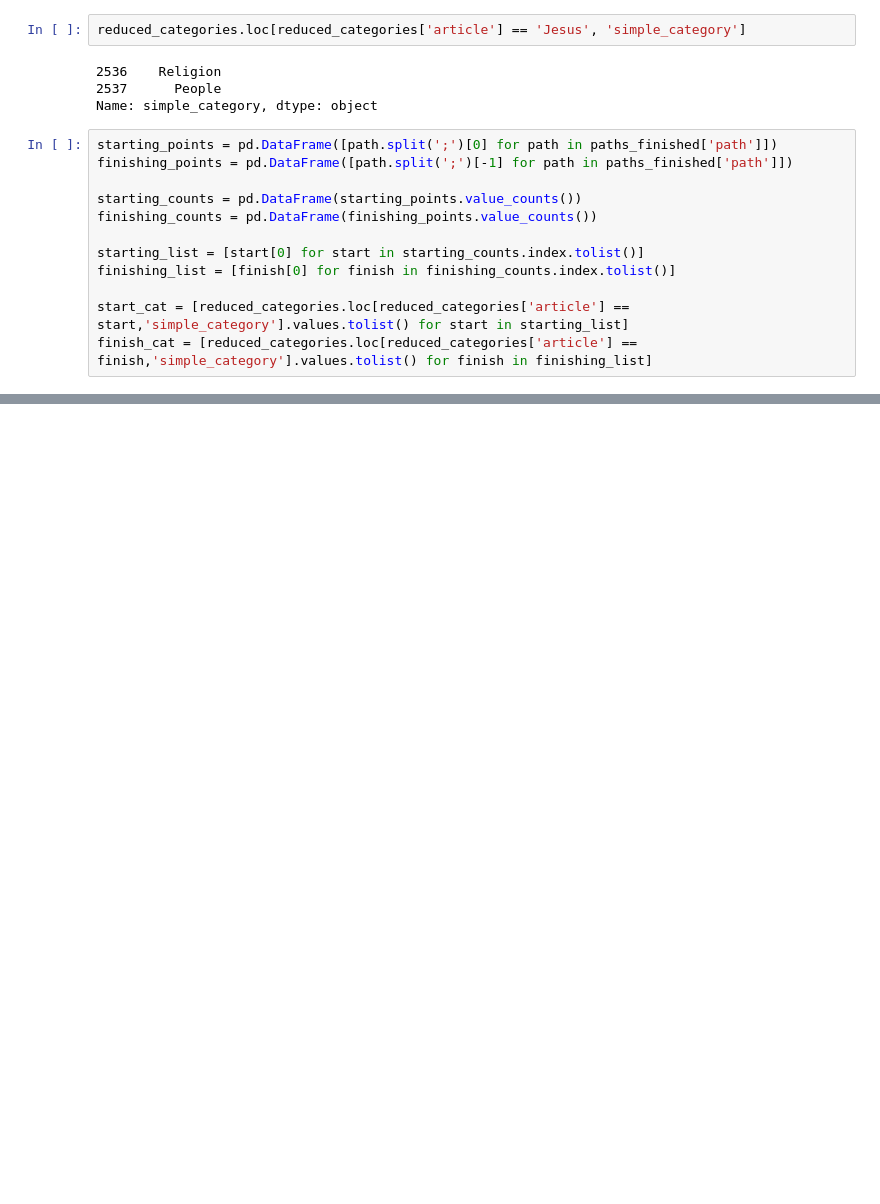
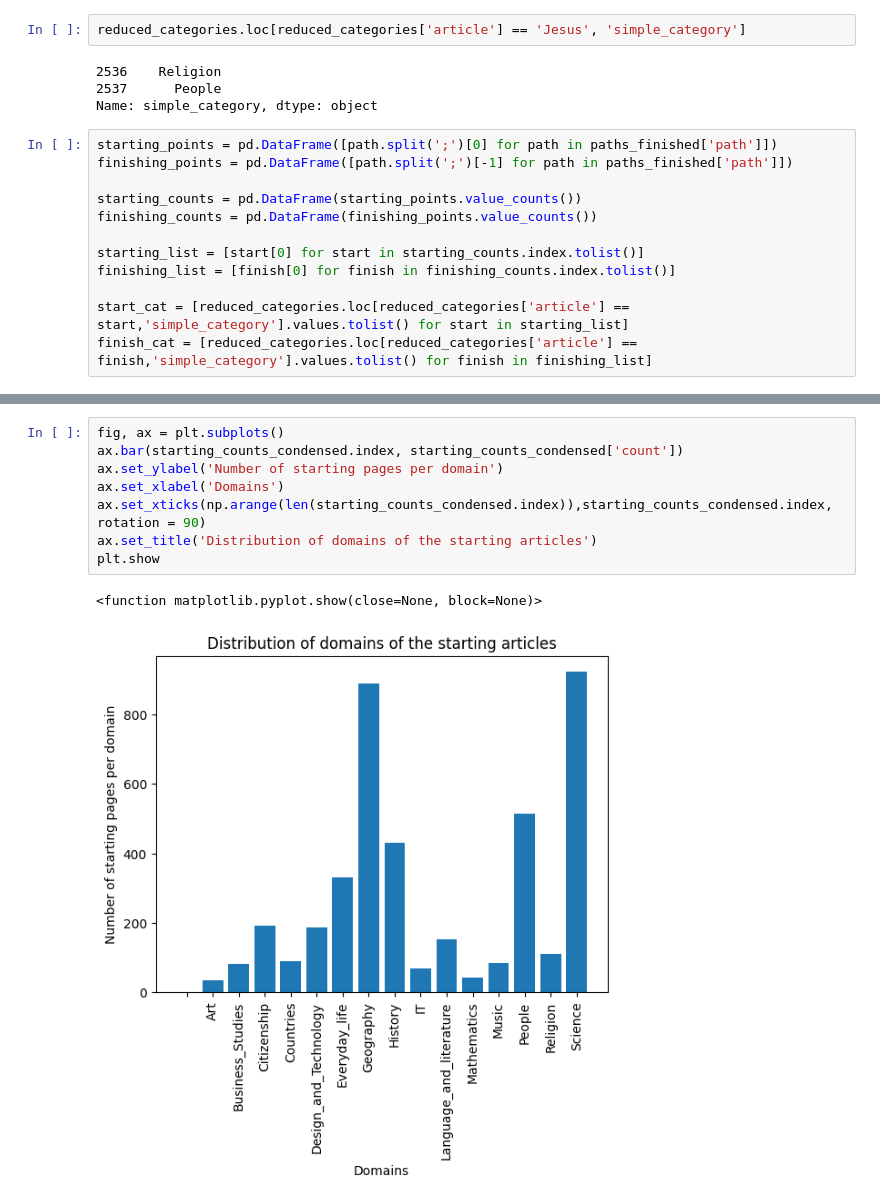
Before and after one commit to epfl-ada/ada-2023-project-ndlmada, a Jupyter notebook: pre_processing.ipynb, the cells around one changed output, grey strips where cells are left out. Drawn from its saved outputs; the diff is of its cells as text; blank space fills up the shorter version.

```diff
--- a/pre_processing.ipynb
+++ b/pre_processing.ipynb
@@ -708,0 +735,11 @@ IndexError: list assignment index out of range
+# %%
+fig, ax = plt.subplots()
+ax.bar(starting_counts_condensed.index, starting_counts_condensed['count'])
+ax.set_ylabel('Number of starting pages per domain')
+ax.set_xlabel('Domains')
+ax.set_xticks(np.arange(len(starting_counts_condensed.index)),starting_counts_condensed.index, rotation = 90)
+ax.set_title('Distribution of domains of the starting articles')
+plt.show
+# %% [output]
+<function matplotlib.pyplot.show(close=None, block=None)>
+[figure, added]
```
Also changed, not shown: parts of 13 cells of this notebook.
